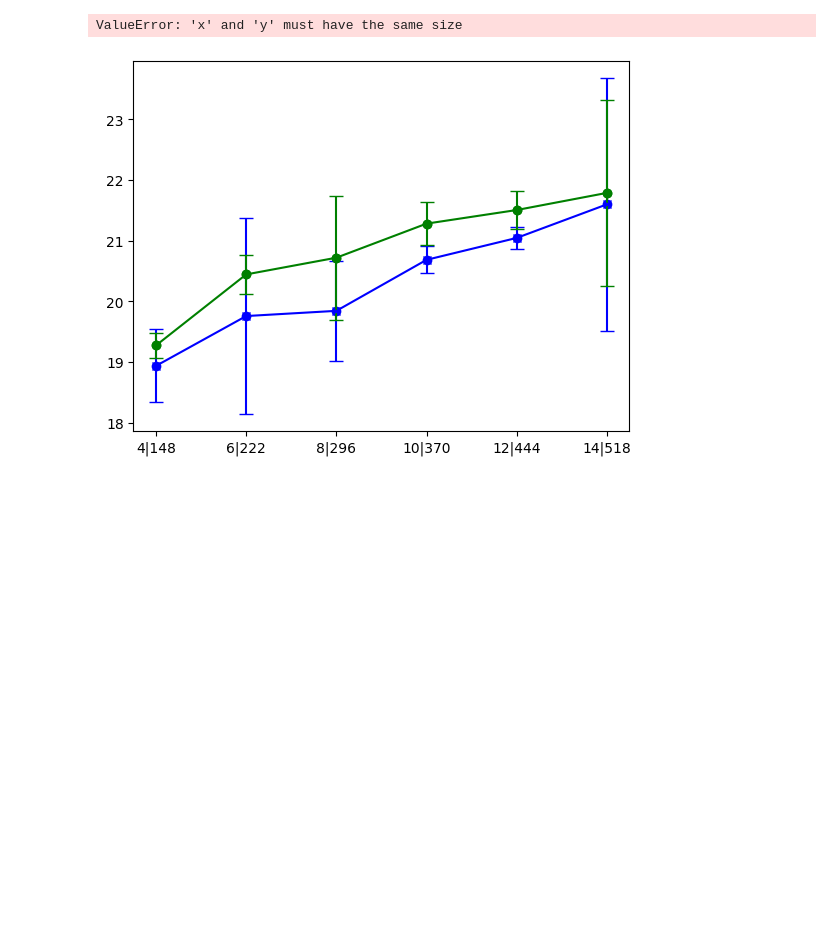
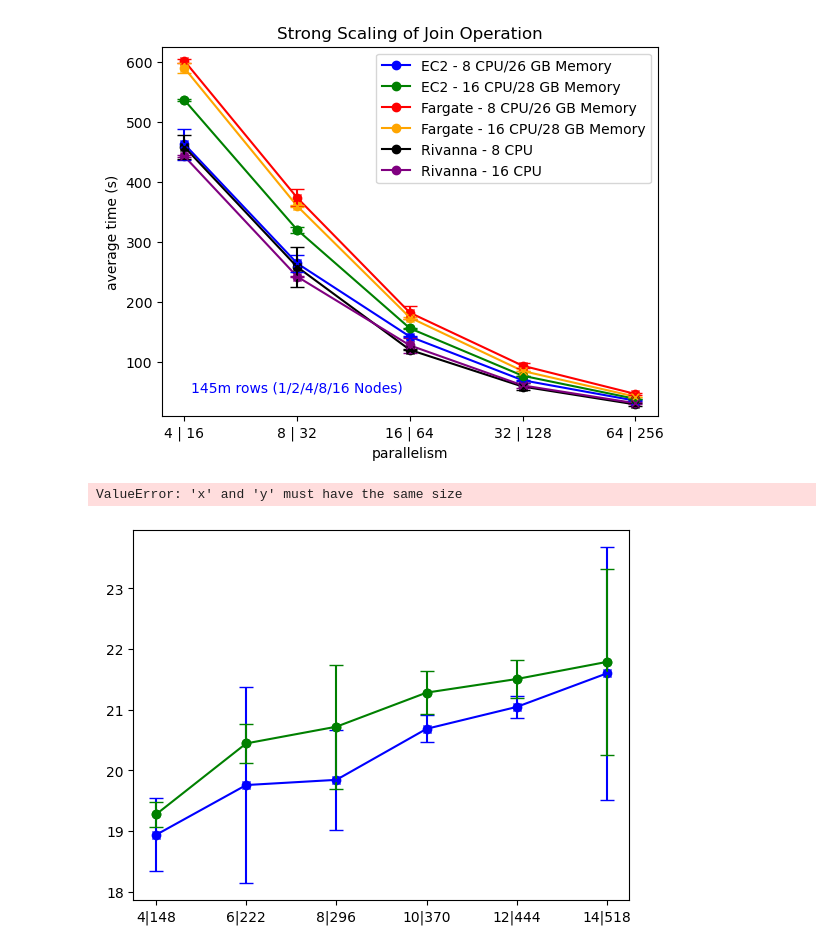
Before and after one commit to cylondata/cylon, a Jupyter notebook: aws/scripts/Join_Weak_Scaling_round2.ipynb, the cells around one changed output. Cells and saved outputs as stored; diff of their text form; code cells hidden in the pictures; blank space fills up the shorter version.

```diff
--- a/aws/scripts/Join_Weak_Scaling_round2.ipynb
+++ b/aws/scripts/Join_Weak_Scaling_round2.ipynb
@@ -104,3 +56,61 @@ plt.show()
+# %%
+import matplotlib.pyplot as plt
+
+# Given data
+world_size = ['4 | 16', '8 | 32', '16 | 64', '32 | 128', '64 | 256']
+ec2_4_26 = [462.5835506, 264.38262, 142.4376676, 69.86648399, 35.88257558]
+ec2_16_28 = [535.9114144, 320.1807526, 156.2365458, 77.36085331, 38.89793038]
+fargate_4_26 = [601.1511541, 373.5013618, 182.2381624, 94.04020221, 47.02212781]
+fargate_16_28 = [589.1162409, 359.7128496, 174.1687718, 85.25048847, 42.62524888]
+rivanna_8 = [457.9294915, 258.3391725, 120.3883617, 59.3476273, 29.59996291]
+rivanna_16 = [442.3928684, 242.3194724, 127.8436899, 61.28556398, 31.62299151]
+
+
+ec2_4_26_err = [25.88434701, 13.87669822, 1.390112323, 1.087893747, 0.4623471109]
+ec2_16_28_err = [1.40583098, 4.85422078, 0.6611290868, 0.2772395205, 0.5265379111]
+fargate_4_26_err = [3.278965339, 14.47352092, 10.88193767, 3.979977724, 1.113070096]
+fargate_16_28_err = [8.661617751, 2.375249614, 1.621289429, 0.2713956992, 0.1682908696]
+rivanna_8_err = [20.0911104, 32.51204252, 0.663205159, 5.217412307, 1.85087952]
+rivanna_16_err = [1.675233477, 0.630348115, 12.32624147, 4.677823518, 1.363729364]
+
+# Create a line chart
+plt.plot(world_size, ec2_4_26, marker='o', color='b', label='EC2 - 8 CPU/26 GB Memory')
+plt.plot(world_size, ec2_16_28, marker='o', color='g', label='EC2 - 16 CPU/28 GB Memory')
+plt.plot(world_size, fargate_4_26, marker='o', color='r', label='Fargate - 8 CPU/26 GB Memory')
+plt.plot(world_size, fargate_16_28, marker='o', color='orange', label='Fargate - 16 CPU/28 GB Memory')
+plt.plot(world_size, rivanna_8, marker='o', color='black', label='Rivanna - 8 CPU')
+plt.plot(world_size, rivanna_16, marker='o', color='purple', label='Rivanna - 16 CPU')
+
+
+plt.errorbar(world_size, ec2_4_26, yerr=ec2_4_26_err, fmt='x', color='b', ecolor='b', capsize=5)
+plt.errorbar(world_size, ec2_16_28, yerr=ec2_16_28_err, fmt='o', color='g', ecolor='g', capsize=5)
+plt.errorbar(world_size, fargate_4_26, yerr=fargate_4_26_err, fmt='x', color='r', ecolor='r', capsize=5)
+plt.errorbar(world_size, fargate_16_28, yerr=fargate_16_28_err, fmt='x', color='orange', ecolor='orange', capsize=5)
+plt.errorbar(world_size, rivanna_8, yerr=rivanna_8_err, fmt='x', color='black', ecolor='black', capsize=5)
+plt.errorbar(world_size, rivanna_16, yerr=rivanna_16_err, fmt='x', color='purple', ecolor='purple', capsize=5)
+
+
+custom_text = "145m rows (1/2/4/8/16 Nodes)"
+plt.text(1, 50, custom_text, fontsize=10, color='blue', ha='center')
+
+plt.ylim(10, 625)
+
+plt.xticks(world_size)
+
+# Add labels and title
+plt.xlabel('parallelism')
+plt.ylabel('average time (s)')
+plt.title('Strong Scaling of Join Operation')
+
+# Add a legend
+plt.legend()
+
+plt.savefig('join-s-scaling.svg', format='svg')
+
+# Display the chart
+plt.show()
+# %% [output]
+[figure, added]
 # %%
 from IPython.core.display import SVG
 from matplotlib import markers
```
Also changed, not shown: parts of 2 cells of this notebook, 2 other files.
